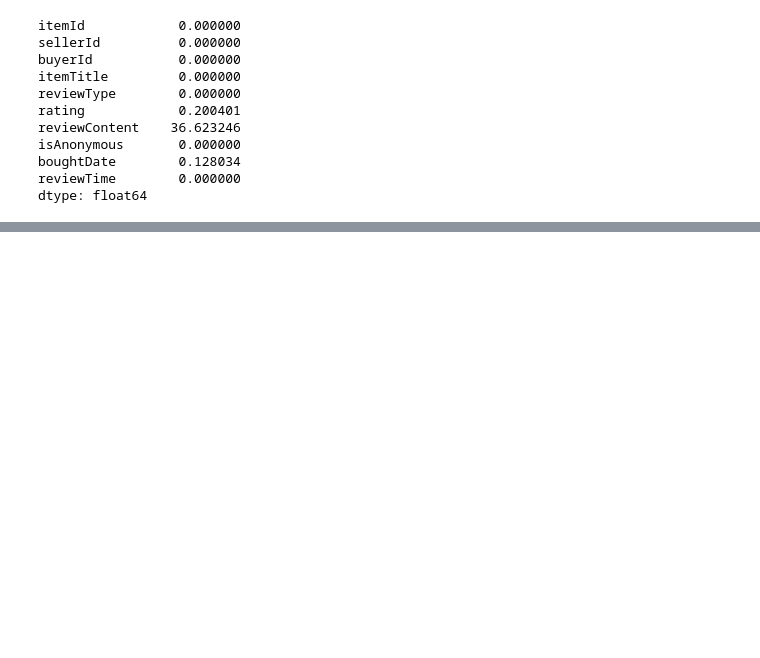
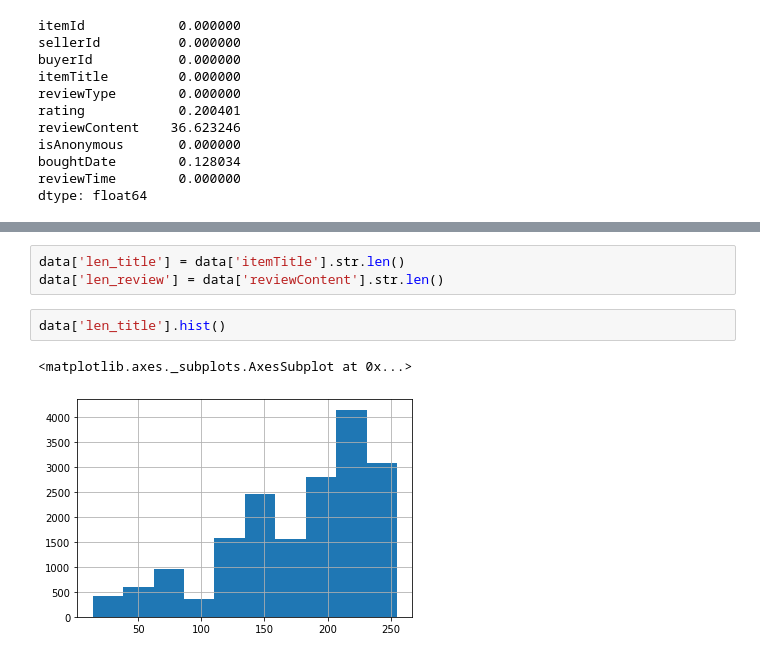
Before and after one commit to nunan-ct/Review_analysic, a Jupyter notebook: Pre -precessing.ipynb, the cells around one changed output, grey strips where cells are left out. Saved outputs shown, nothing was run; the diff lists cells and outputs as text; blank space fills up the shorter version.

```diff
--- a/Pre -precessing.ipynb
+++ b/Pre -precessing.ipynb
@@ -51,0 +54,8 @@ Name: rating, dtype: int64
+# %%
+data['len_title'] = data['itemTitle'].str.len()
+data['len_review'] = data['reviewContent'].str.len()
+# %%
+data['len_title'].hist()
+# %% [output]
+<matplotlib.axes._subplots.AxesSubplot at 0x...>
+[figure, added]
```
Also changed, not shown: parts of 6 cells of this notebook.
